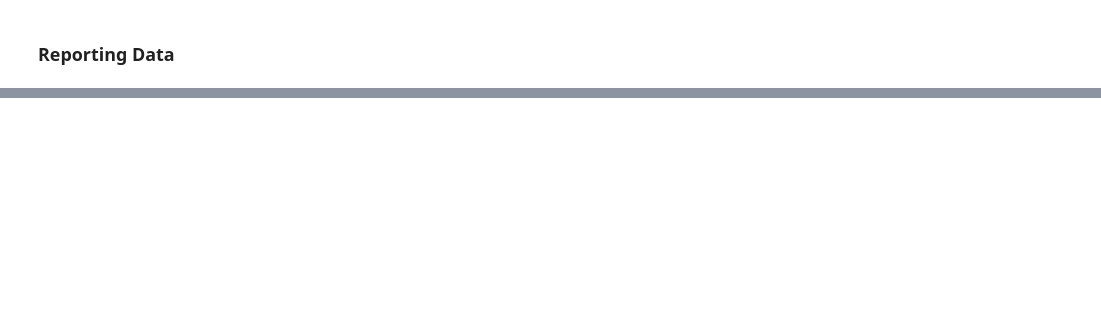
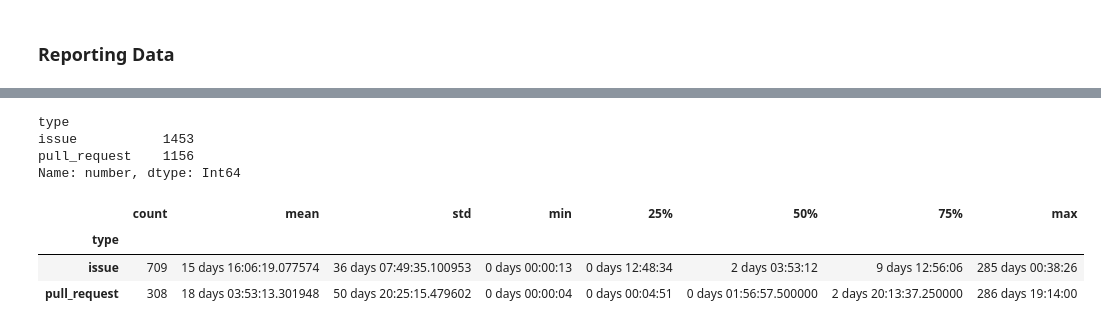
Before and after one commit to TheHankMachine/2IRR80-Group-1, a Jupyter notebook: python/process_analysis.ipynb, the cells around one changed output, grey strips where cells are left out. Drawn from its saved outputs; the diff is of its cells as text; code cells hidden in the pictures; blank space fills up the shorter version.

```diff
--- a/python/process_analysis.ipynb
+++ b/python/process_analysis.ipynb
@@ -264,0 +340,17 @@ m1_items
+# %%
+no_response = m1_items[m1_items["first_response"].isna()].copy()
+no_response["number"].groupby(no_response["type"]).count()
+# %% [output]
+type
+issue           1453
+pull_request    1156
+Name: number, dtype: Int64
+# %%
+no_response_yes_close = no_response[no_response["closed_at"].notna()]
+no_response_yes_close["closing_time"] = no_response_yes_close["closed_at"] - no_response_yes_close["created_at"]
+no_response_yes_close["closing_time"].groupby(no_response_yes_close["type"]).describe()
+# %% [output]
+|  | count | mean | std | min | 25% | 50% | 75% | max |
+| type |  |  |  |  |  |  |  |  |
+| issue | 709 | 15 days 16:06:19.077574 | 36 days 07:49:35.100953 | 0 days 00:00:13 | 0 days 12:48:34 | 2 days 03:53:12 | 9 days 12:56:06 | 285 days 00:38:26 |
+| pull_request | 308 | 18 days 03:53:13.301948 | 50 days 20:25:15.479602 | 0 days 00:00:04 | 0 days 00:04:51 | 0 days 01:56:57.500000 | 2 days 20:13:37.250000 | 286 days 19:14:00 |
```
Also changed, not shown: parts of 18 cells of this notebook.
